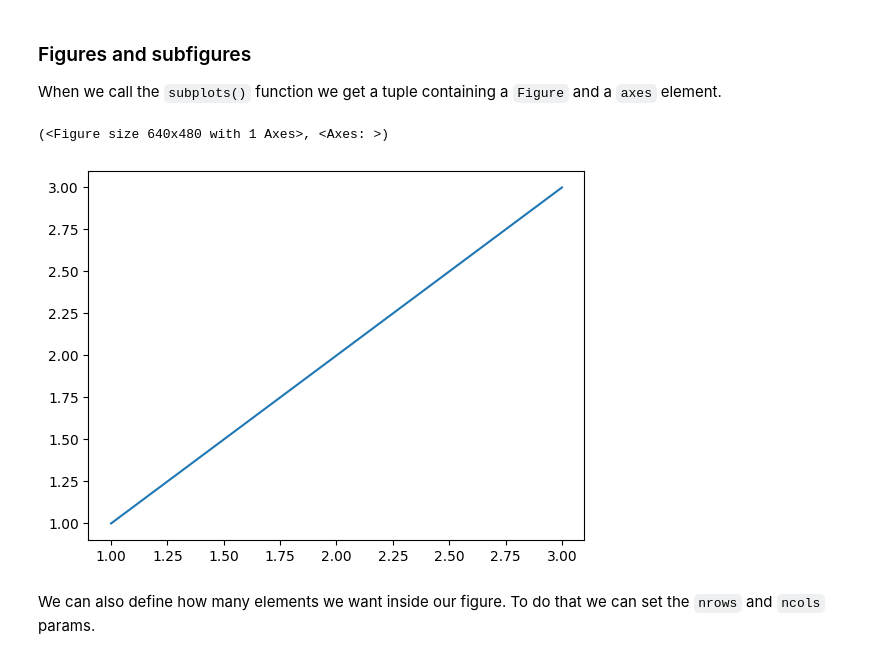
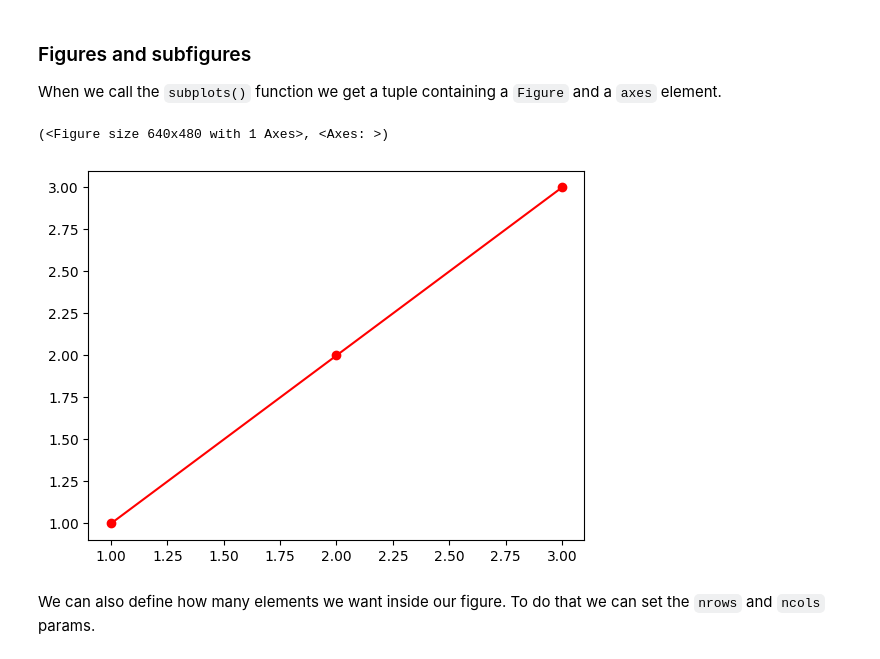
Before and after one commit to CC-Sev/data-cleaning-rmotr-freecodecamp-master, a Jupyter notebook: 4 - More Visualizations.ipynb, the cells around one changed output. Drawn from its saved outputs; the diff is of its cells as text; code cells hidden in the pictures.

```diff
--- a/4 - More Visualizations.ipynb
+++ b/4 - More Visualizations.ipynb
@@ -127,14 +127,14 @@ When we call the `subplots()` function we get a tuple containing a `Figure` and
 # %%
 plot_objects = plt.subplots()
 
 fig, ax = plot_objects
 
-ax.plot([1,2,3], [1,2,3])
+ax.plot([1,2,3], [1,2,3], '-or')
 
 plot_objects
 # %% [output]
 (<Figure size 640x480 with 1 Axes>, <Axes: >)
-[figure, old version]
+[figure, new version]
 # %% [markdown]
 We can also define how many elements we want inside our figure. To do that we can set the `nrows` and `ncols` params.
 # %%
```
Also changed, not shown: parts of 14 cells of this notebook, 1 other file.
